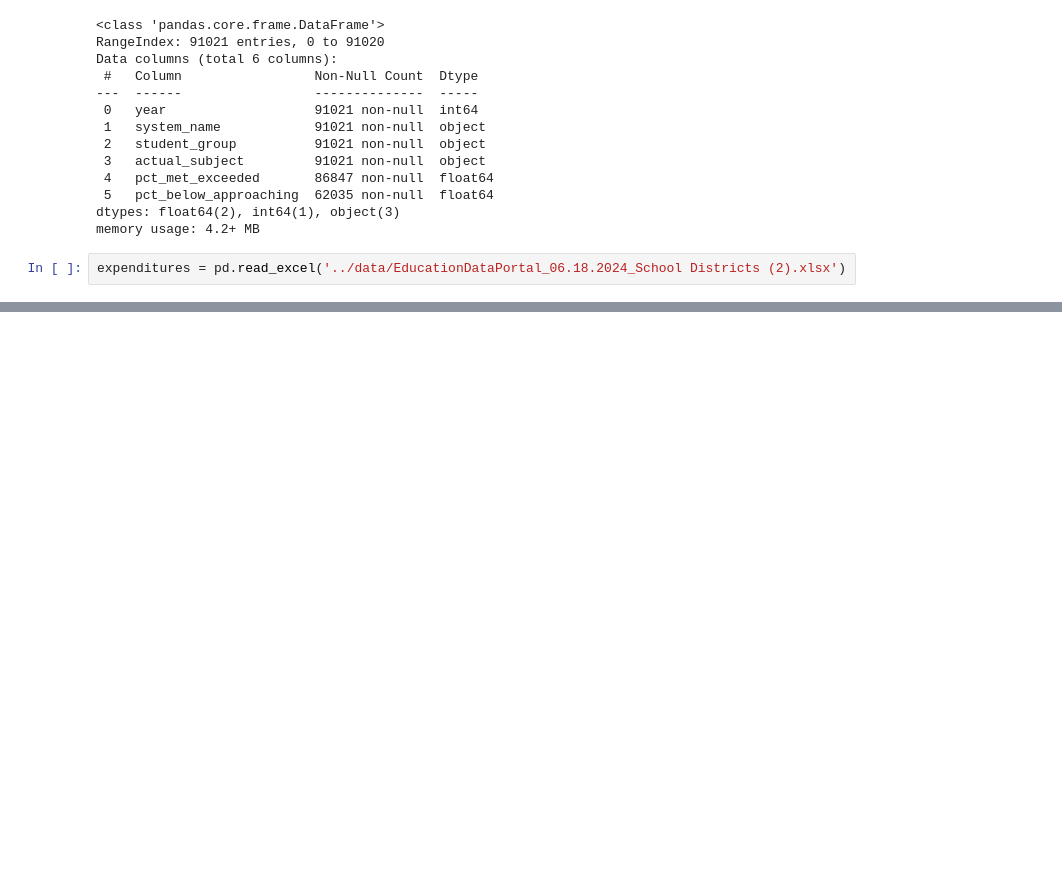
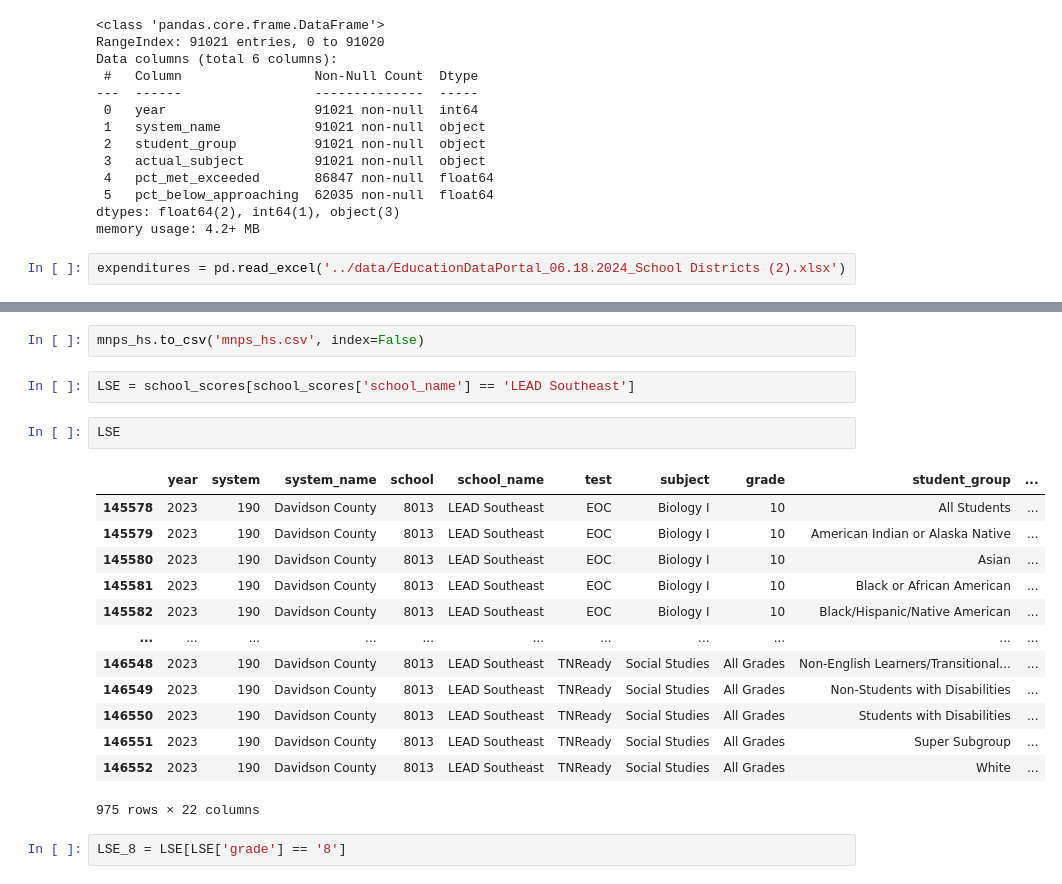
Before and after one commit to jmcapps/education_capstone, a Jupyter notebook: notebooks/test.ipynb, the cells around one changed output, grey strips where cells are left out. Saved outputs shown, nothing was run; the diff lists cells and outputs as text; blank space fills up the shorter version.

```diff
--- a/notebooks/test.ipynb
+++ b/notebooks/test.ipynb
@@ -1819,0 +2001,22 @@ exp_a.to_excel('exp_a.xlsx', index=False)
+# %%
+mnps_hs.to_csv('mnps_hs.csv', index=False)
+# %%
+LSE = school_scores[school_scores['school_name'] == 'LEAD Southeast']
+# %%
+LSE
+# %% [output]
+|  | year | system | system_name | school | school_name | test | subject | grade | student_group | ... |
+| 145578 | 2023 | 190 | Davidson County | 8013 | LEAD Southeast | EOC | Biology I | 10 | All Students | ... |
+| 145579 | 2023 | 190 | Davidson County | 8013 | LEAD Southeast | EOC | Biology I | 10 | American Indian or Alaska Native | ... |
+| 145580 | 2023 | 190 | Davidson County | 8013 | LEAD Southeast | EOC | Biology I | 10 | Asian | ... |
+| 145581 | 2023 | 190 | Davidson County | 8013 | LEAD Southeast | EOC | Biology I | 10 | Black or African American | ... |
+| 145582 | 2023 | 190 | Davidson County | 8013 | LEAD Southeast | EOC | Biology I | 10 | Black/Hispanic/Native American | ... |
+| ... | ... | ... | ... | ... | ... | ... | ... | ... | ... | ... |
+| 146548 | 2023 | 190 | Davidson County | 8013 | LEAD Southeast | TNReady | Social Studies | All Grades | Non-English Learners/Transitional... | ... |
+| 146549 | 2023 | 190 | Davidson County | 8013 | LEAD Southeast | TNReady | Social Studies | All Grades | Non-Students with Disabilities | ... |
+| 146550 | 2023 | 190 | Davidson County | 8013 | LEAD Southeast | TNReady | Social Studies | All Grades | Students with Disabilities | ... |
+| 146551 | 2023 | 190 | Davidson County | 8013 | LEAD Southeast | TNReady | Social Studies | All Grades | Super Subgroup | ... |
+| 146552 | 2023 | 190 | Davidson County | 8013 | LEAD Southeast | TNReady | Social Studies | All Grades | White | ... |
+975 rows × 22 columns
+# %%
+LSE_8 = LSE[LSE['grade'] == '8']
```
Also changed, not shown: parts of 84 cells of this notebook, 7 other files.
